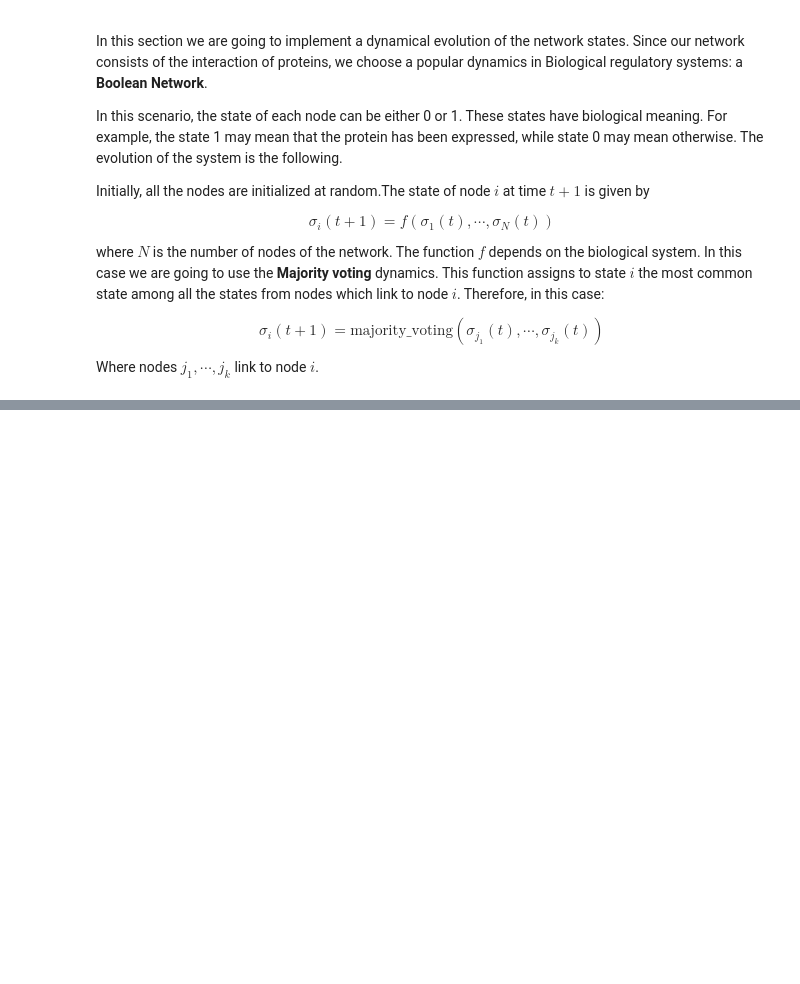
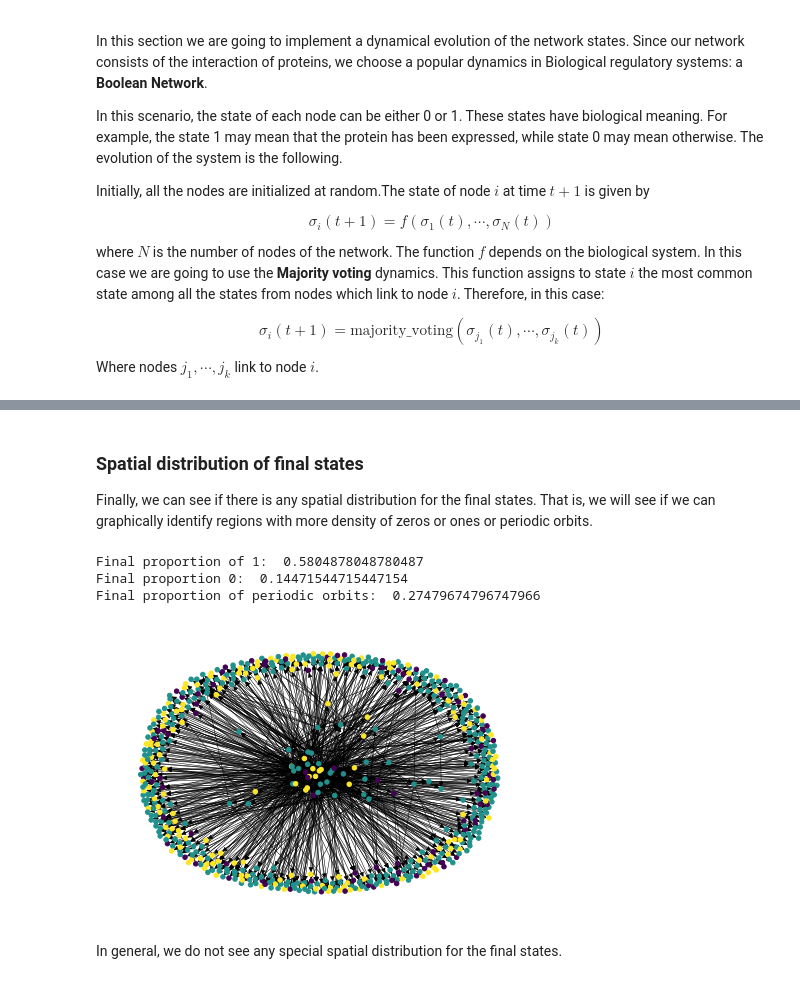
Before and after one commit to NuriaSF/ComplexNetworks, a Jupyter notebook: maayan-figeys/9_Network_Dynamics.ipynb, the cells around one changed output, grey strips where cells are left out. Cells and saved outputs as stored; diff of their text form; code cells hidden in the pictures; blank space fills up the shorter version.

```diff
--- a/maayan-figeys/9_Network_Dynamics.ipynb
+++ b/maayan-figeys/9_Network_Dynamics.ipynb
@@ -160,7 +160,7 @@ class Boolean_Dynamics:
         #print(final_state, states)
         new_G.nodes[i]['state'] = final_state
 
-    def stopping(self,prop,old_prop, time, t_max):
+    def stopping(self,prop,old_prop, time, t_max, save_info=True):
         """
         Stopping criteria
         Args:
@@ -183,24 +183,27 @@ class Boolean_Dynamics:
         true_prop = np.mean(dif)
         if true_prop<prop: # If the proportion of changed states is smaller than prop, stop
             self.stop = True
-            self.stopping_criteria_met = 'proportion'
+            if save_info:
+                self.stopping_criteria_met = 'proportion'
         self.old_states = new_states
         # If the proportion of changed states is the same as in the last iteration, increase the counter
         if true_prop==old_prop:
             self.counter+=1
             if self.counter>self.count_max: # If the counter reaches the maximum value, stop
                 self.stop = True
-                self.stopping_criteria_met = 'stabilization'
+                if save_info:
+                    self.stopping_criteria_met = 'stabilization'
         else:
             self.counter=0
         # If we reach the maximum number of time steps, stop the process
-        if time>t_max:
+        if time>=t_max:
                 self.stop = True
-                self.stopping_criteria_met = 'iterations'
+                if save_info:
+                    self.stopping_criteria_met = 'iterations'
                 #print("Maximum time reached")
         return true_prop
 
-    def run(self,display_step = 1, prop = 0.0001, t_max = 1000, count_max = 10, print_info=True):
+    def run(self,display_step = 1, prop = 0.0001, t_max = 1000, count_max = 10, print_info=True, save_info = True):
         """
         Dynamics evolution
         Args:
@@ -212,6 +215,7 @@ class Boolean_Dynamics:
         Return:
             G (networkX digraph): Graph containig the states
         """
+        self.stop =False
         time = 0
         true_prop = 0
         self.count_max = count_max
@@ -220,16 +224,36 @@ class Boolean_Dynamics:
             for i in self.G.nodes:
                 self.update(i, new_G)
             self.G = new_G.copy()
-            true_prop = self.stopping(prop, true_prop, time, t_max)
+            true_prop = self.stopping(prop, true_prop, time, t_max, save_info)
             time+=1
             if print_info:
                 if time%display_step==0:
                     print("Time: ", time, "Proportion of changing states: ", true_prop)
 
-        self.finishing_time = time
+        if save_info:
+            self.finishing_time = time
         if print_info:
             print("Dynamics finished at time ", time, " with proportion of changing states ", true_prop)
         return self.G
+
+    def get_final_states(self,print_states = True):
+        G_dyn = self.run(print_info=False)
+        final_states = np.array([G_dyn.nodes[node]['state'] for node in G_dyn.nodes])
+        G_dyn2 = self.run(t_max =0,print_info=False, save_info = False)
+        final_states2 = np.array([G_dyn2.nodes[node]['state'] for node in G_dyn2.nodes])
+        G_dyn3 = self.run(t_max =0,print_info=False, save_info=False)
+        final_states3 = np.array([G_dyn3.nodes[node]['state'] for node in G_dyn3.nodes])
+
+        true_states = np.copy(final_states)
+        true_states[(final_states!=final_states2)*(final_states==final_states3)] = 2
+        if np.sum(final_states!=final_states3)!=0:
+            print('Periodic orbits with higher period')
+        if print_states:
+            print("Final proportion of 1: ", np.sum(true_states==1)/len(true_states))
+            print("Final proportion 0: ", np.sum(true_states==0)/len(true_states))
+            print("Final proportion of periodic orbits: ",np.sum(true_states==2)/len(true_states))
+
+        return true_states
 # %%
 Boolean = Boolean_Dynamics(G)
 # %% [output]
@@ -393,3 +500,19 @@ By looking at these experiments, we infer that the result of the dynamics does n
 In fact, this behavior is not that surprising. As we have already seen in other tasks, the degree distribution of our network follows a power law. Therefore, the huge majority of nodes have very few links. In addition, the criterion for updating the value of a node is the majority voting, but such voting is not performed in any particular order.
 
 Therfore, we can conclude that this Boolean dynamics updated by means of the majority voting criterion is not robust on our network.
+# %% [markdown]
+### Spatial distribution of final states
+
+Finally, we can see if there is any spatial distribution for the final states. That is, we will see if we can graphically identify regions with more density of zeros or ones or periodic orbits.
+# %%
+final_states = Boolean.get_final_states()
+
+nx.draw(G, pos=nx.spring_layout(G), width = 0.5,
+        node_size=20, node_color = final_states)
+# %% [output]
+Final proportion of 1:  0.5804878048780487
+Final proportion 0:  0.14471544715447154
+Final proportion of periodic orbits:  0.27479674796747966
+[figure, added]
+# %% [markdown]
+In general, we do not see any special spatial distribution for the final states.
```
Also changed, not shown: parts of 14 cells of this notebook.
